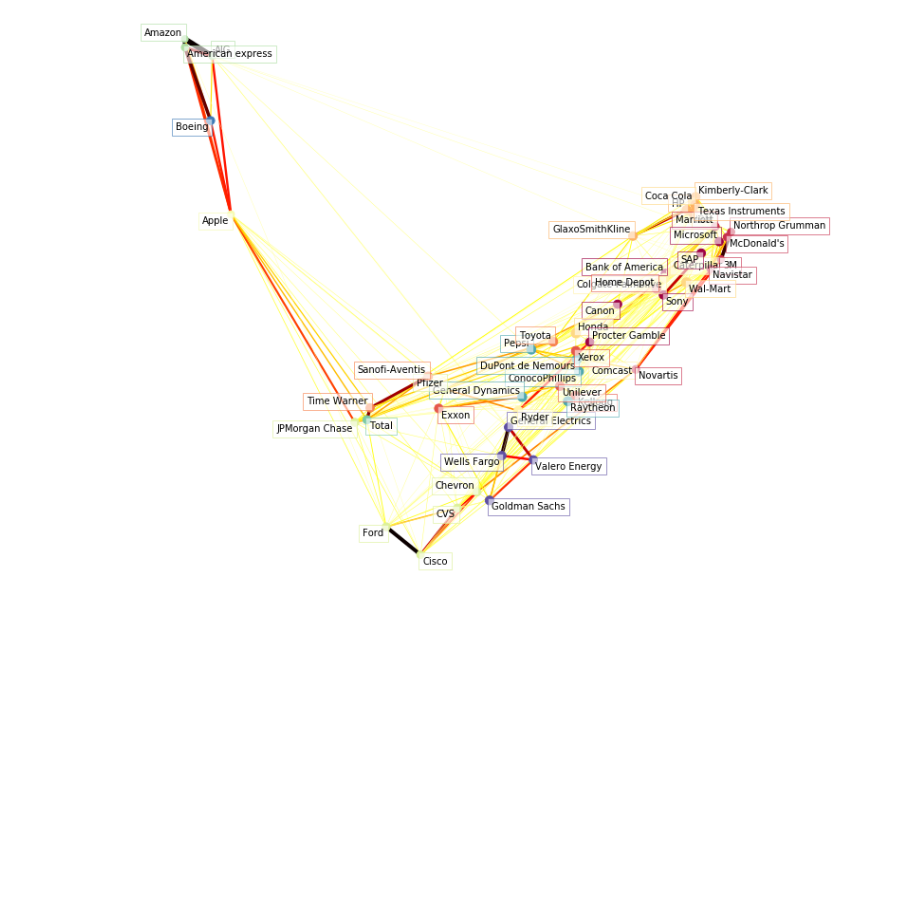
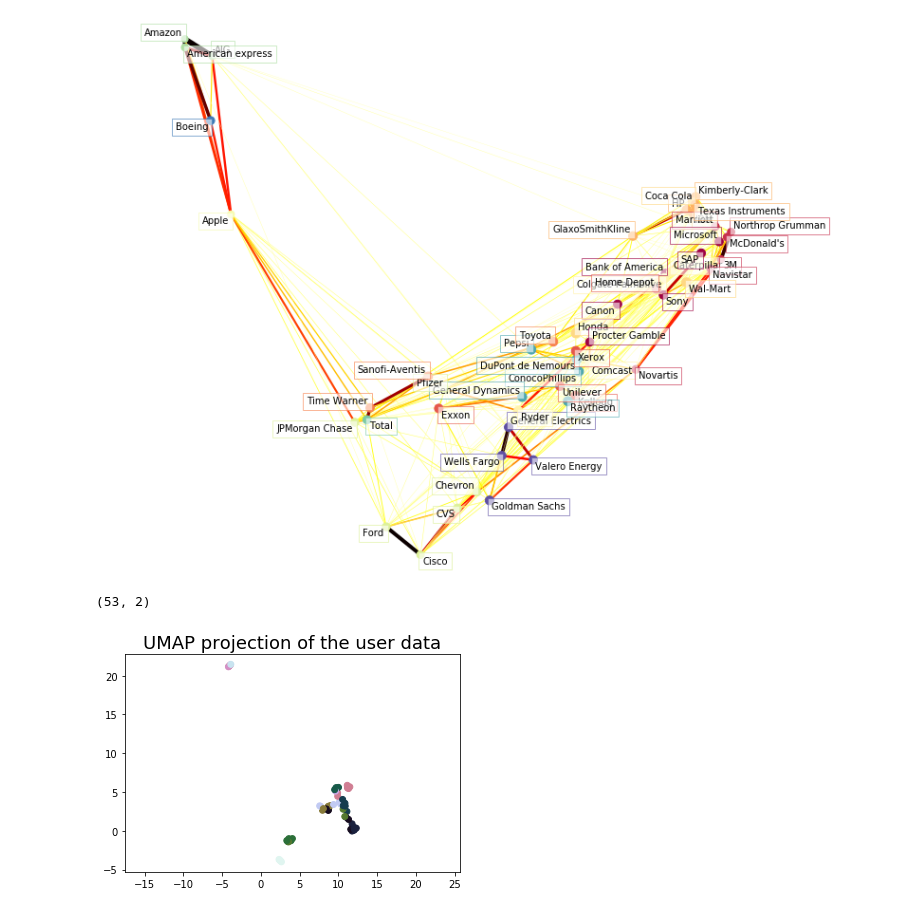
Before and after one commit to AndreasMerentitis/cluster-financial-data, a Jupyter notebook: Visualize_financial_tech_data.ipynb, the cells around one changed output. Saved outputs shown, nothing was run; the diff lists cells and outputs as text; code cells hidden in the pictures; blank space fills up the shorter version.

Commit message:
add umap plot

```diff
--- a/Visualize_financial_tech_data.ipynb
+++ b/Visualize_financial_tech_data.ipynb
@@ -237,3 +239,16 @@ plt.ylim(embedding[1].min() - .03 * embedding[1].ptp(),
 plt.show()
 # %% [output]
 [figure]
+# %%
+reducer = umap.UMAP(a=0.75, n_neighbors=5, n_epochs=500)
+# %%
+embedding = reducer.fit_transform(edge_model.covariance_)
+embedding.shape
+# %% [output]
+(53, 2)
+# %%
+plt.scatter(embedding[:, 0], embedding[:, 1], c=[sns.color_palette("cubehelix", n_labels+1)[x] for x in labels])
+plt.gca().set_aspect('equal', 'datalim')
+plt.title('UMAP projection of the user data', fontsize=18);
+# %% [output]
+[figure, added]
```
Also changed, not shown: parts of 1 cell of this notebook.
